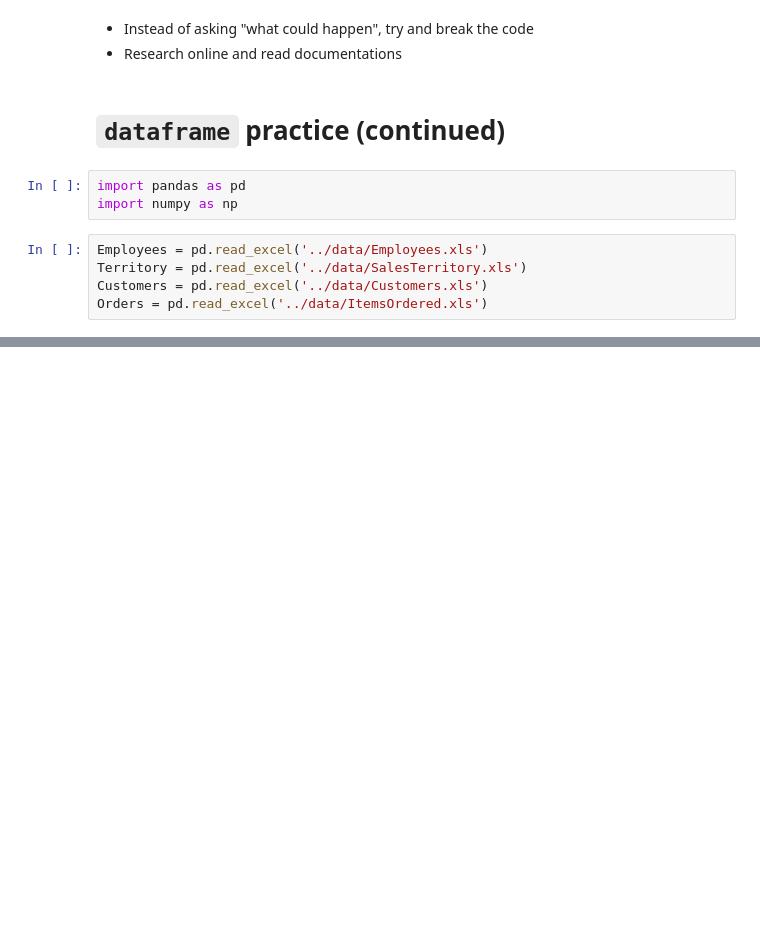
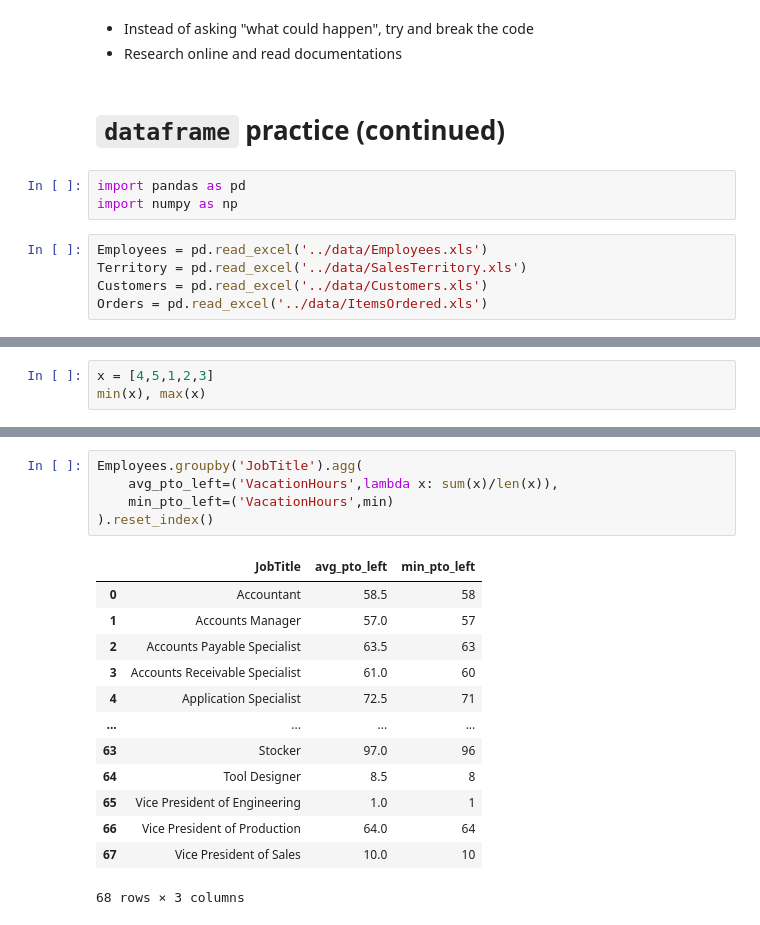
Before and after one commit to xiangshiyin/data-programming-with-python, a Jupyter notebook: 2023-fall/2023-10-03/notebook/code_demo.ipynb, the cells around one changed output, grey strips where cells are left out. Cells and saved outputs as stored; diff of their text form; blank space fills up the shorter version.

```diff
--- a/2023-fall/2023-10-03/notebook/code_demo.ipynb
+++ b/2023-fall/2023-10-03/notebook/code_demo.ipynb
@@ -99,0 +393,3 @@ Orders = pd.read_excel('../data/ItemsOrdered.xls')
+# %%
+x = [4,5,1,2,3]
+min(x), max(x)
@@ -99,0 +518,19 @@ Orders = pd.read_excel('../data/ItemsOrdered.xls')
+# %%
+Employees.groupby('JobTitle').agg(
+    avg_pto_left=('VacationHours',lambda x: sum(x)/len(x)),
+    min_pto_left=('VacationHours',min)
+).reset_index()
+# %% [output]
+|  | JobTitle | avg_pto_left | min_pto_left |
+| 0 | Accountant | 58.5 | 58 |
+| 1 | Accounts Manager | 57.0 | 57 |
+| 2 | Accounts Payable Specialist | 63.5 | 63 |
+| 3 | Accounts Receivable Specialist | 61.0 | 60 |
+| 4 | Application Specialist | 72.5 | 71 |
+| ... | ... | ... | ... |
+| 63 | Stocker | 97.0 | 96 |
+| 64 | Tool Designer | 8.5 | 8 |
+| 65 | Vice President of Engineering | 1.0 | 1 |
+| 66 | Vice President of Production | 64.0 | 64 |
+| 67 | Vice President of Sales | 10.0 | 10 |
+68 rows × 3 columns
```
Also changed, not shown: parts of 57 cells of this notebook.
